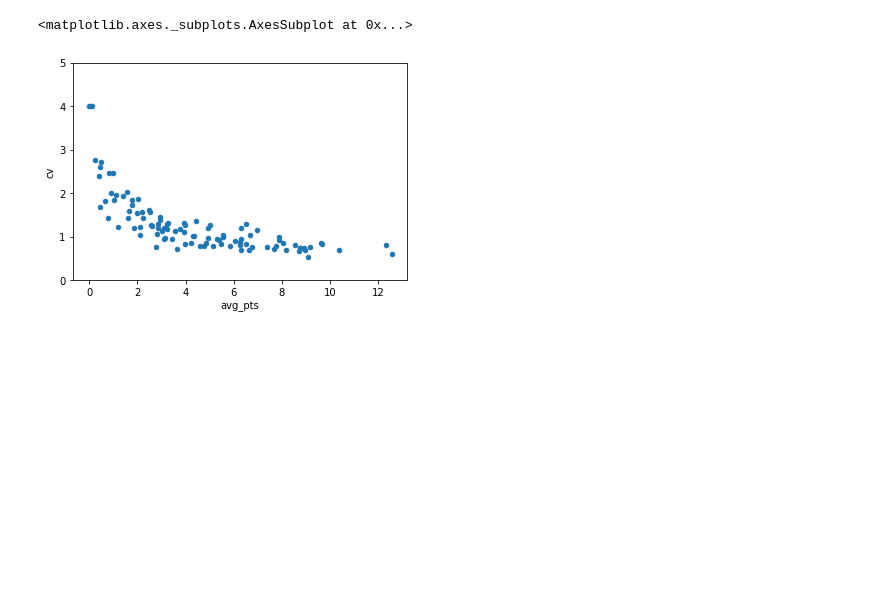
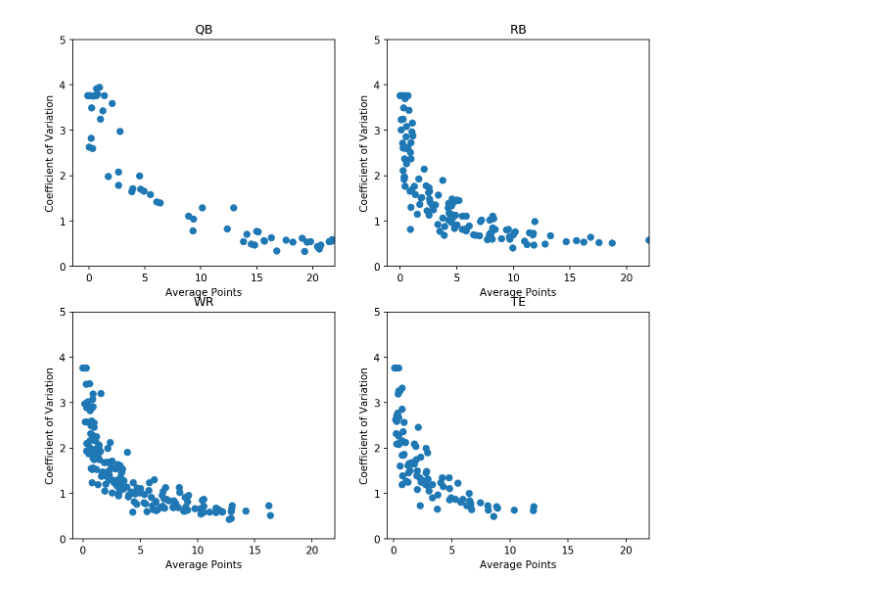
Before and after one commit to pjd5144/fantasyfootball, a Jupyter notebook: Fantasy_plotting.ipynb, the cells around one changed output. Saved outputs shown, nothing was run; the diff lists cells and outputs as text; code cells hidden in the pictures; blank space fills up the shorter version.

```diff
--- a/Fantasy_plotting.ipynb
+++ b/Fantasy_plotting.ipynb
@@ -3,14 +5,38 @@ import pandas as pd
-# %%
-%matplotlib inline
-position = 'WR'
-df = pd.read_csv(position+'_points.csv')
-df = df.fillna(0)
-df['avg_pts'] = df.mean(axis=1)
-df['std'] = df.std(axis=1)
-df['cv'] = df['std']/df['avg_pts']
-df.plot(x='avg_pts',y='cv',kind='scatter',ylim=[0,5])
-# df = df.sort_values('avg_pts',ascending=0)
-# df.loc[:,['name','avg_pts','cv']].head(20)
-# %% [output]
-<matplotlib.axes._subplots.AxesSubplot at 0x...>
-[figure, removed]
+# %%
+os.chdir('/Users/peterdudenas/Desktop/fantasyfootball/PBR')
+df = pd.read_csv('TE_rankings.csv')
+df2 = pd.read_csv('WR_rankings.csv')
+df3 = pd.read_csv('RB_rankings.csv')
+df4 = pd.read_csv('QB_rankings.csv')
+fig1 =plt.figure(figsize=(10.125, 9), dpi= 150, facecolor='w', edgecolor='k')
+plt.subplot(221)
+plt.scatter(df4['avg_pts'],df4['cv'])
+plt.ylim(ymin=0,ymax=5)
+plt.xlim(xmax=22)
+plt.title('QB')
+plt.ylabel('Coefficient of Variation')
+plt.xlabel('Average Points')
+plt.subplot(222)
+plt.scatter(df3['avg_pts'],df3['cv'])
+plt.ylim(ymin=0,ymax=5)
+plt.xlim(xmax=22)
+plt.title('RB')
+plt.ylabel('Coefficient of Variation')
+plt.xlabel('Average Points')
+plt.subplot(223)
+plt.scatter(df2['avg_pts'],df2['cv'])
+plt.ylim(ymin=0,ymax=5)
+plt.xlim(xmax=22)
+plt.title('WR')
+plt.ylabel('Coefficient of Variation')
+plt.xlabel('Average Points')
+plt.subplot(224)
+plt.scatter(df['avg_pts'],df['cv'])
+plt.title('TE')
+plt.ylim(ymin=0,ymax=5)
+plt.xlim(xmax=22)
+plt.ylabel('Coefficient of Variation')
+plt.xlabel('Average Points')
+plt.show()
+# %% [output]
+[figure, added]
```
Also changed, not shown: parts of 1 cell of this notebook, 47 other files.
